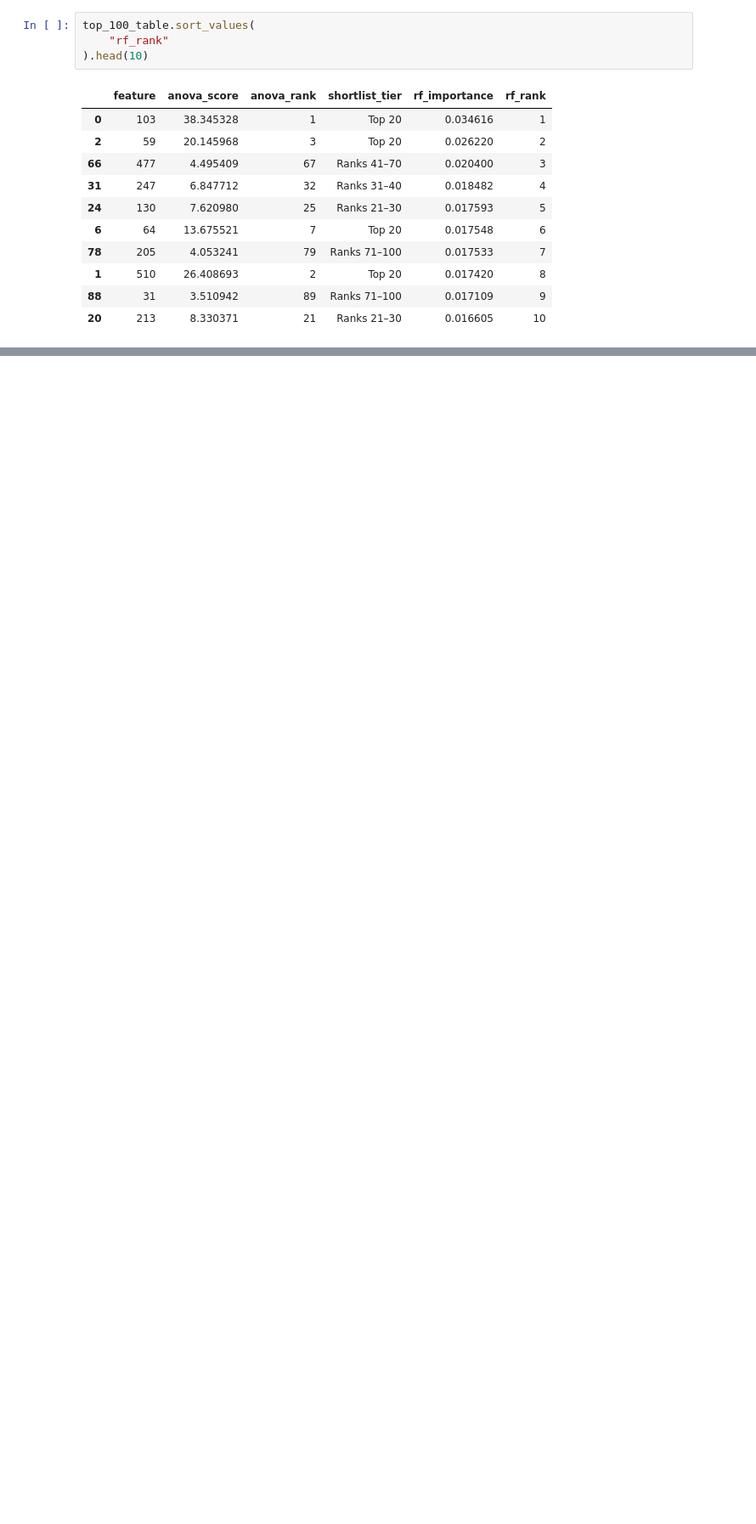
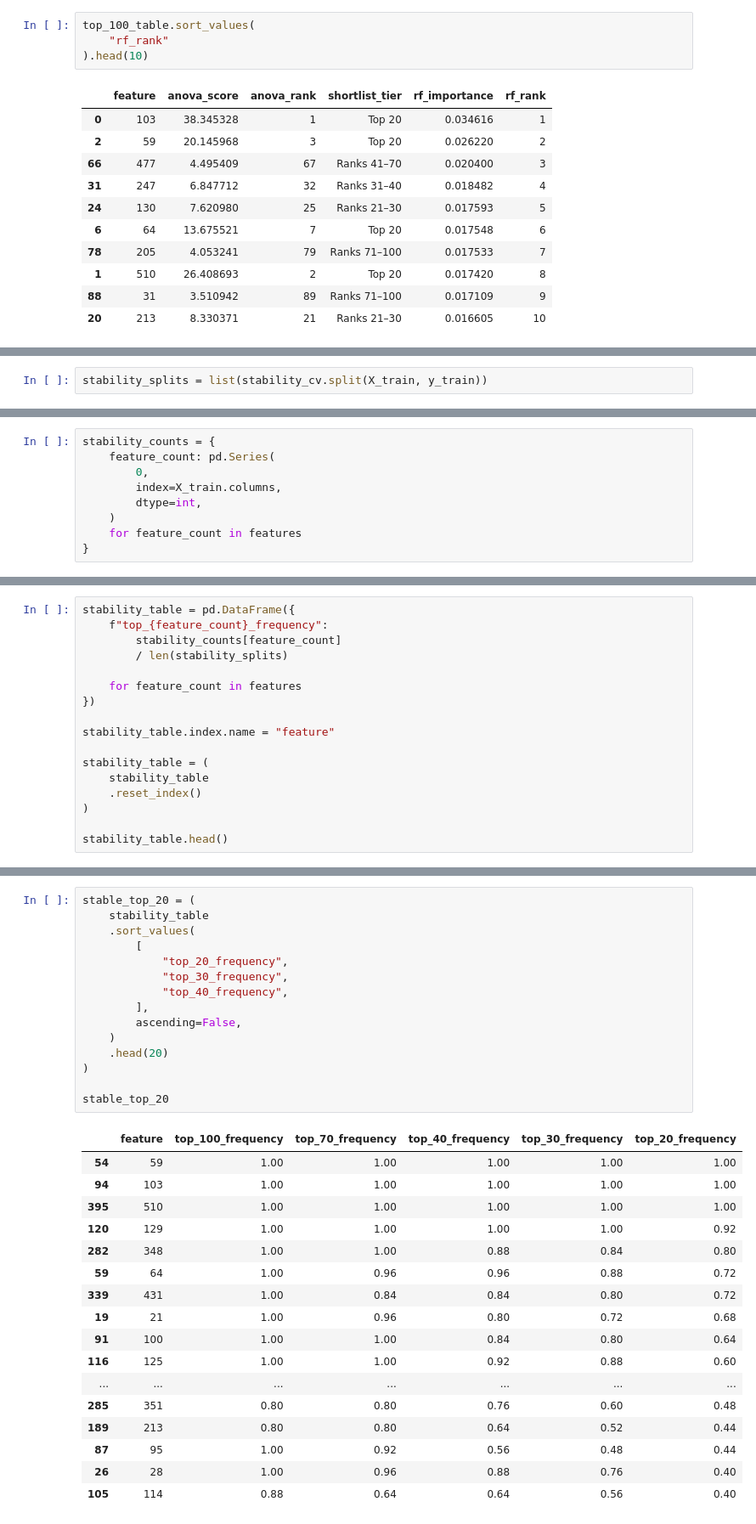
Before and after one commit to DRPproton/semiconductor-projects-tda, a Jupyter notebook: Project-1_SECOM/notebooks/notebook.ipynb, the cells around one changed output, grey strips where cells are left out. Shown at 85% size. Saved outputs shown, nothing was run; the diff lists cells and outputs as text; blank space fills up the shorter version.

Commit message:
finish stability check

```diff
--- a/Project-1_SECOM/notebooks/notebook.ipynb
+++ b/Project-1_SECOM/notebooks/notebook.ipynb
@@ -2145,0 +2154,2 @@ top_100_table.sort_values(
+# %%
+stability_splits = list(stability_cv.split(X_train, y_train))
@@ -2145,0 +2160,9 @@ top_100_table.sort_values(
+# %%
+stability_counts = {
+    feature_count: pd.Series(
+        0,
+        index=X_train.columns,
+        dtype=int,
+    )
+    for feature_count in features
+}
@@ -2145,0 +2208,17 @@ top_100_table.sort_values(
+# %%
+stability_table = pd.DataFrame({
+    f"top_{feature_count}_frequency":
+        stability_counts[feature_count]
+        / len(stability_splits)
+
+    for feature_count in features
+})
+
+stability_table.index.name = "feature"
+
+stability_table = (
+    stability_table
+    .reset_index()
+)
+
+stability_table.head()
@@ -2145,0 +2232,33 @@ top_100_table.sort_values(
+# %%
+stable_top_20 = (
+    stability_table
+    .sort_values(
+        [
+            "top_20_frequency",
+            "top_30_frequency",
+            "top_40_frequency",
+        ],
+        ascending=False,
+    )
+    .head(20)
+)
+
+stable_top_20
+# %% [output]
+|  | feature | top_100_frequency | top_70_frequency | top_40_frequency | top_30_frequency | top_20_frequency |
+| 54 | 59 | 1.00 | 1.00 | 1.00 | 1.00 | 1.00 |
+| 94 | 103 | 1.00 | 1.00 | 1.00 | 1.00 | 1.00 |
+| 395 | 510 | 1.00 | 1.00 | 1.00 | 1.00 | 1.00 |
+| 120 | 129 | 1.00 | 1.00 | 1.00 | 1.00 | 0.92 |
+| 282 | 348 | 1.00 | 1.00 | 0.88 | 0.84 | 0.80 |
+| 59 | 64 | 1.00 | 0.96 | 0.96 | 0.88 | 0.72 |
+| 339 | 431 | 1.00 | 0.84 | 0.84 | 0.80 | 0.72 |
+| 19 | 21 | 1.00 | 0.96 | 0.80 | 0.72 | 0.68 |
+| 91 | 100 | 1.00 | 1.00 | 0.84 | 0.80 | 0.64 |
+| 116 | 125 | 1.00 | 1.00 | 0.92 | 0.88 | 0.60 |
+| ... | ... | ... | ... | ... | ... | ... |
+| 285 | 351 | 0.80 | 0.80 | 0.76 | 0.60 | 0.48 |
+| 189 | 213 | 0.80 | 0.80 | 0.64 | 0.52 | 0.44 |
+| 87 | 95 | 1.00 | 0.92 | 0.56 | 0.48 | 0.44 |
+| 26 | 28 | 1.00 | 0.96 | 0.88 | 0.76 | 0.40 |
+| 105 | 114 | 0.88 | 0.64 | 0.64 | 0.56 | 0.40 |
```
Also changed, not shown: parts of 6 cells of this notebook.
